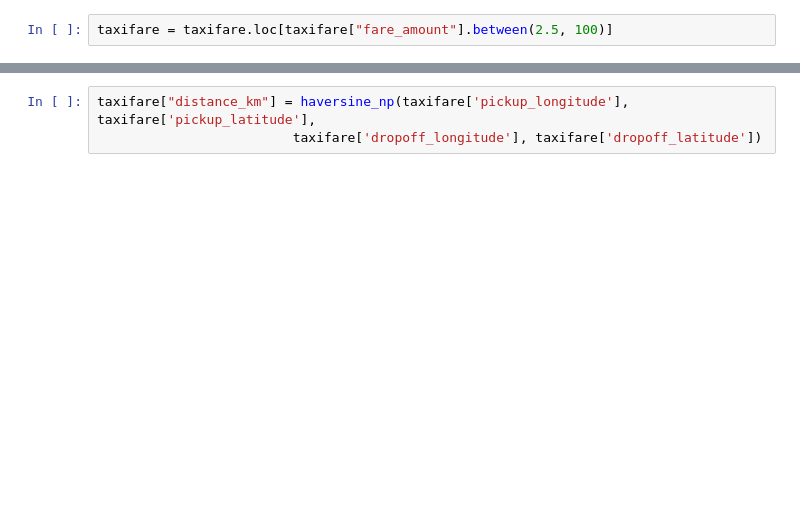
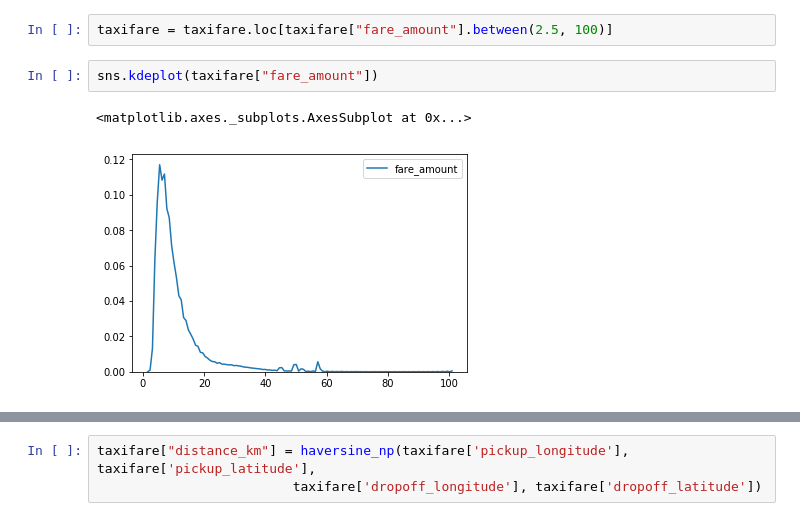
Before and after one commit to MetalKefir/ML, a Jupyter notebook: taxifare/Taxi.ipynb, the cells around one changed output, grey strips where cells are left out. Cells and saved outputs as stored; diff of their text form; blank space fills up the shorter version.

```diff
--- a/taxifare/Taxi.ipynb
+++ b/taxifare/Taxi.ipynb
@@ -117,2 +105,7 @@ taxifare = taxifare.loc[taxifare["passenger_count"].between(1, 6)]
 # %%
 taxifare = taxifare.loc[taxifare["fare_amount"].between(2.5, 100)]
+# %%
+sns.kdeplot(taxifare["fare_amount"])
+# %% [output]
+<matplotlib.axes._subplots.AxesSubplot at 0x...>
+[figure, added]
```
Also changed, not shown: parts of 98 cells of this notebook, 2 other files.
